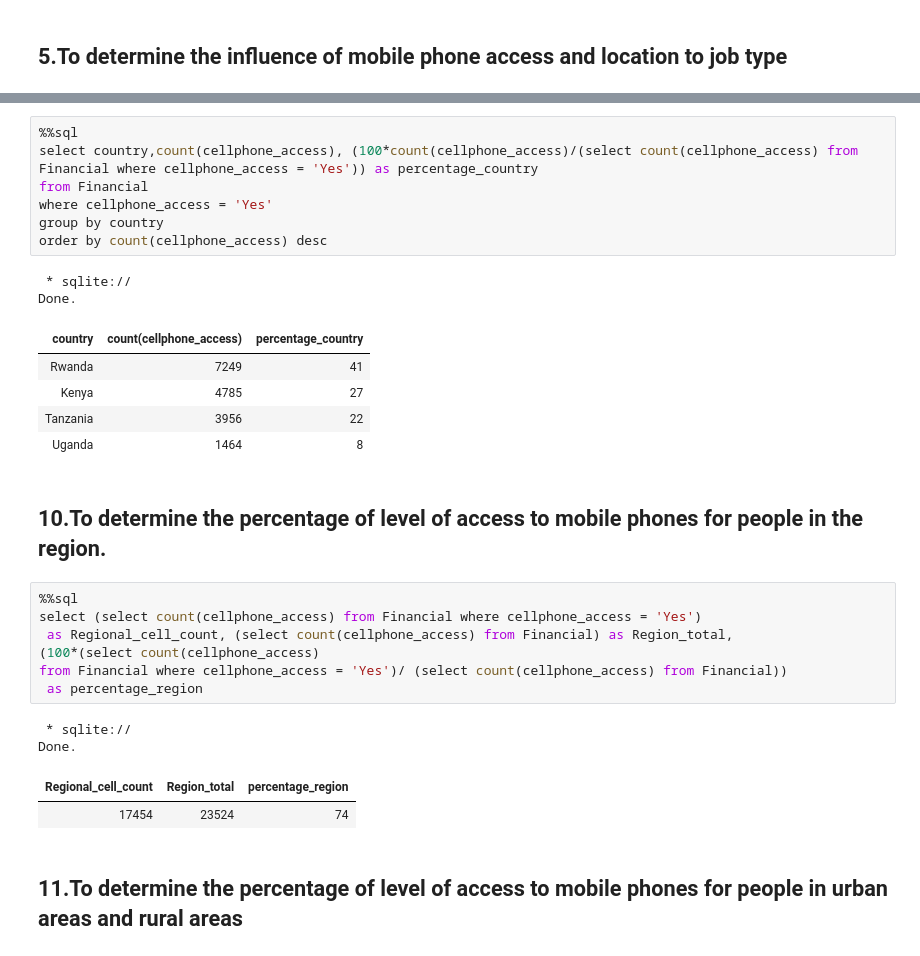
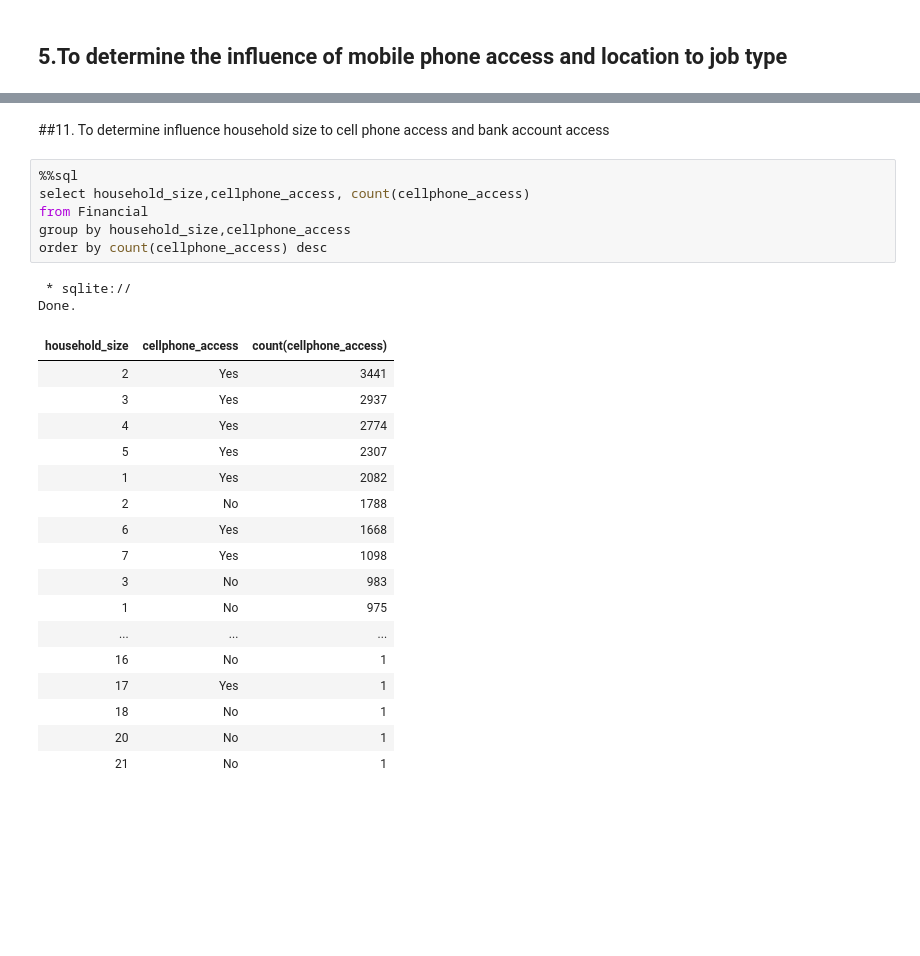
Before and after one commit to BrandonBosire/Financial-Inclusivity, a Jupyter notebook: SQL_Analysis_of_Brainy_Badgers_Financial_Inclusion.ipynb, the cells around one changed output, grey strips where cells are left out. Drawn from its saved outputs; the diff is of its cells as text; blank space fills up the shorter version.

```diff
--- a/SQL_Analysis_of_Brainy_Badgers_Financial_Inclusion.ipynb
+++ b/SQL_Analysis_of_Brainy_Badgers_Financial_Inclusion.ipynb
@@ -298,31 +442,28 @@ Done.
+# %% [markdown]
+##11. To determine influence household size to cell phone access and bank account access
 # %%
 %%sql
-select country,count(cellphone_access), (100*count(cellphone_access)/(select count(cellphone_access) from Financial where cellphone_access = 'Yes')) as percentage_country
+select household_size,cellphone_access, count(cellphone_access)
 from Financial
-where cellphone_access = 'Yes'
-group by country
+group by household_size,cellphone_access
 order by count(cellphone_access) desc
 # %% [output]
  * sqlite://
 Done.
-| country | count(cellphone_access) | percentage_country |
-| Rwanda | 7249 | 41 |
-| Kenya | 4785 | 27 |
-| Tanzania | 3956 | 22 |
-| Uganda | 1464 | 8 |
+| household_size | cellphone_access | count(cellphone_access) |
+| 2 | Yes | 3441 |
+| 3 | Yes | 2937 |
+| 4 | Yes | 2774 |
+| 5 | Yes | 2307 |
+| 1 | Yes | 2082 |
+| 2 | No | 1788 |
+| 6 | Yes | 1668 |
+| 7 | Yes | 1098 |
+| 3 | No | 983 |
+| 1 | No | 975 |
+| ... | ... | ... |
+| 16 | No | 1 |
+| 17 | Yes | 1 |
+| 18 | No | 1 |
+| 20 | No | 1 |
+| 21 | No | 1 |
-# %% [markdown]
-## 10.To determine the percentage of level of access to mobile phones for people in the region.
-# %%
-%%sql
-select (select count(cellphone_access) from Financial where cellphone_access = 'Yes')
- as Regional_cell_count, (select count(cellphone_access) from Financial) as Region_total,
-(100*(select count(cellphone_access)
-from Financial where cellphone_access = 'Yes')/ (select count(cellphone_access) from Financial))
- as percentage_region
-# %% [output]
- * sqlite://
-Done.
-| Regional_cell_count | Region_total | percentage_region |
-| 17454 | 23524 | 74 |
-# %% [markdown]
-## 11.To determine the percentage of level of access to mobile phones for people in urban areas and rural areas
```
Also changed, not shown: parts of 22 cells of this notebook.
